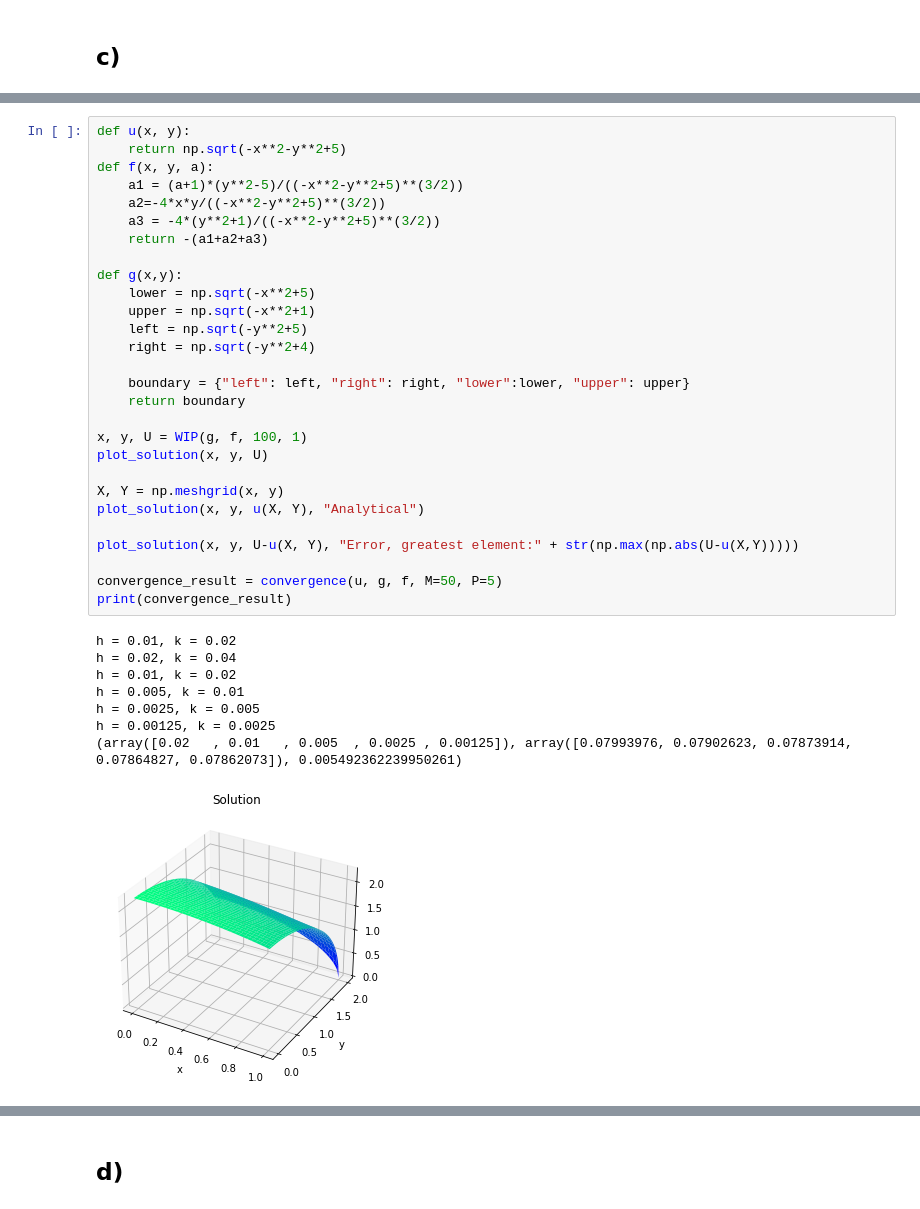
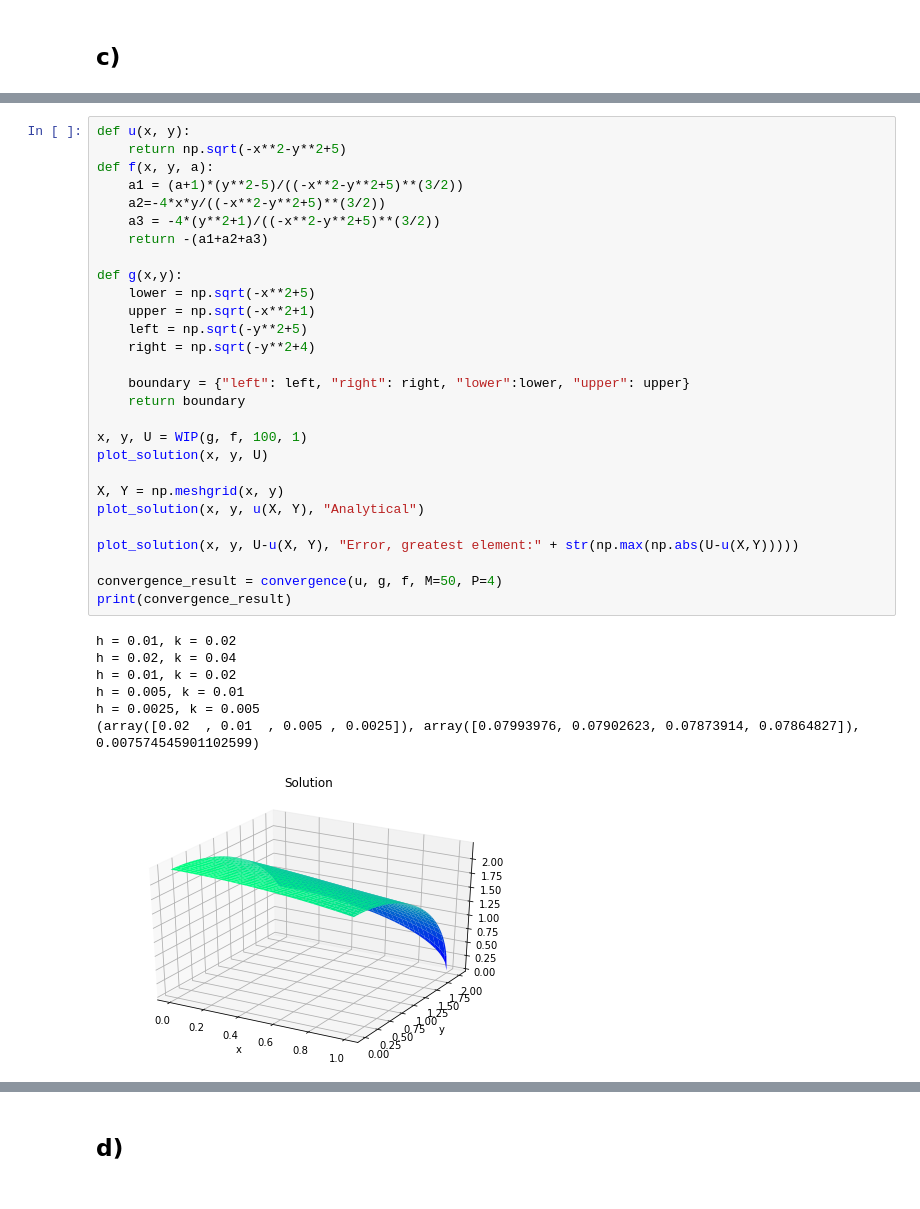
Before and after one commit to Halvardgithub/TMA4212-NumDiff, a Jupyter notebook: Project 1/TMA4212 - Project 1.ipynb, the cells around one changed output, grey strips where cells are left out. Drawn from its saved outputs; the diff is of its cells as text.

```diff
--- a/Project 1/TMA4212 - Project 1.ipynb
+++ b/Project 1/TMA4212 - Project 1.ipynb
@@ -313,34 +312,33 @@ def u(x, y):
 def f(x, y, a):
     a1 = (a+1)*(y**2-5)/((-x**2-y**2+5)**(3/2))
     a2=-4*x*y/((-x**2-y**2+5)**(3/2))
     a3 = -4*(y**2+1)/((-x**2-y**2+5)**(3/2))
     return -(a1+a2+a3)
 
 def g(x,y):
     lower = np.sqrt(-x**2+5)
     upper = np.sqrt(-x**2+1)
     left = np.sqrt(-y**2+5)
     right = np.sqrt(-y**2+4)
 
     boundary = {"left": left, "right": right, "lower":lower, "upper": upper}
     return boundary
 
 x, y, U = WIP(g, f, 100, 1)
 plot_solution(x, y, U)
 
 X, Y = np.meshgrid(x, y)
 plot_solution(x, y, u(X, Y), "Analytical")
 
 plot_solution(x, y, U-u(X, Y), "Error, greatest element:" + str(np.max(np.abs(U-u(X,Y)))))
 
-convergence_result = convergence(u, g, f, M=50, P=5)
+convergence_result = convergence(u, g, f, M=50, P=4)
 print(convergence_result)
 # %% [output]
 h = 0.01, k = 0.02
 h = 0.02, k = 0.04
 h = 0.01, k = 0.02
 h = 0.005, k = 0.01
 h = 0.0025, k = 0.005
-h = 0.00125, k = 0.0025
-(array([0.02   , 0.01   , 0.005  , 0.0025 , 0.00125]), array([0.07993976, 0.07902623, 0.07873914, 0.07864827, 0.07862073]), 0.005492362239950261)
+(array([0.02  , 0.01  , 0.005 , 0.0025]), array([0.07993976, 0.07902623, 0.07873914, 0.07864827]), 0.007574545901102599)
-[figure, old version]
+[figure, new version]
```
Also changed, not shown: parts of 7 cells of this notebook.
